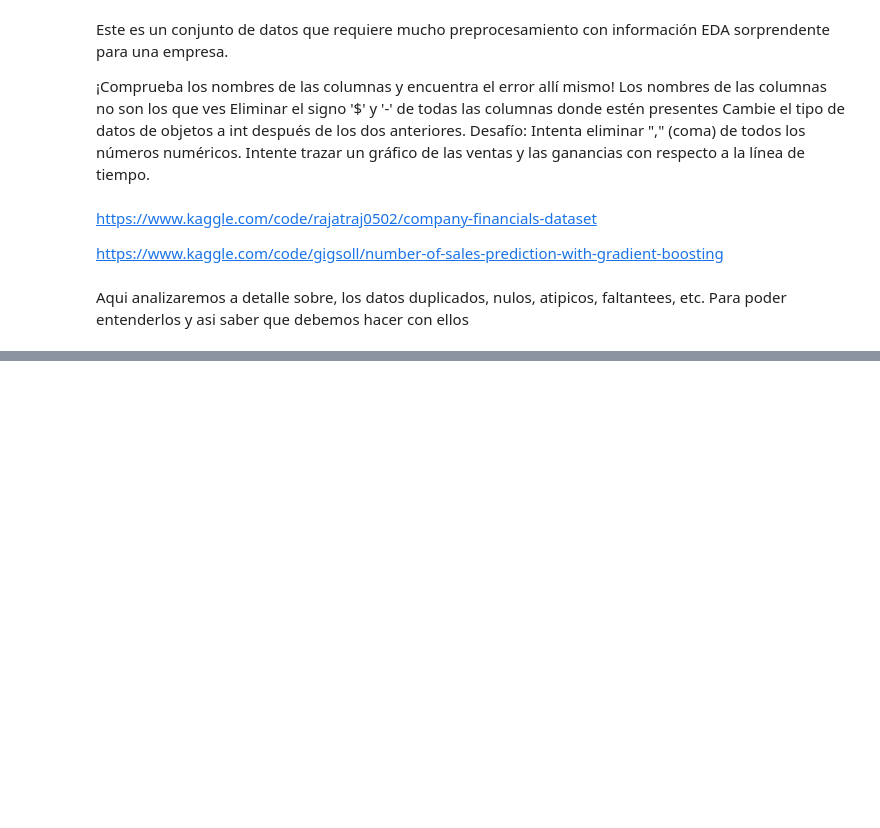
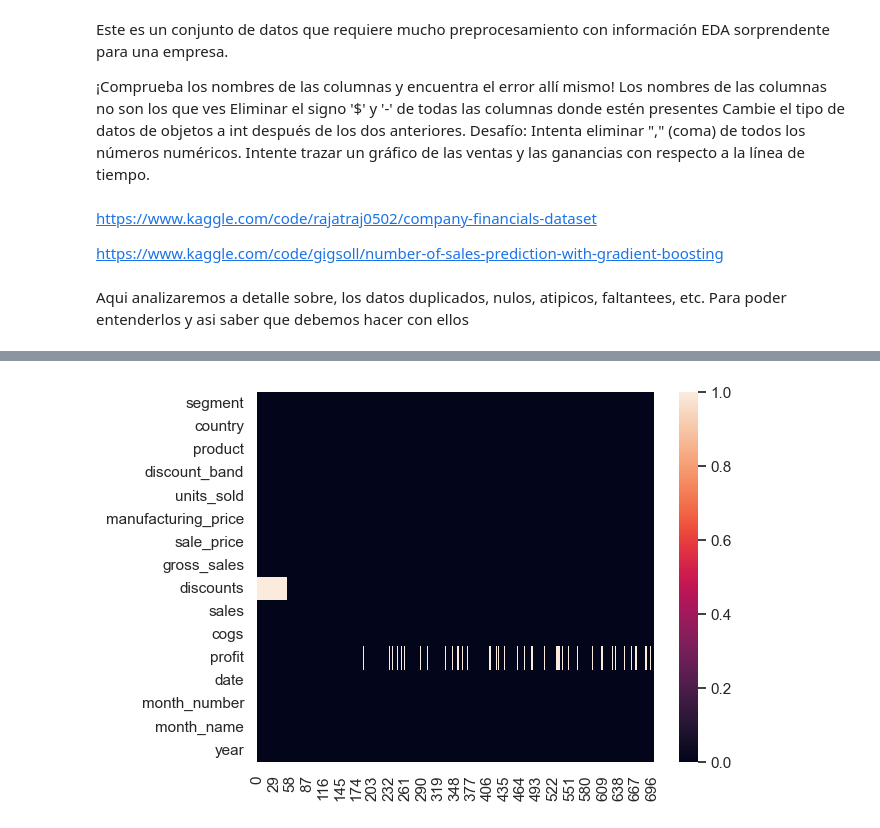
Before and after one commit to jluis-ml/Proyecto-Empresa-Finanzas, a Jupyter notebook: 1_Cleaning_Analitics.ipynb, the cells around one changed output, grey strips where cells are left out. Drawn from its saved outputs; the diff is of its cells as text; code cells hidden in the pictures; blank space fills up the shorter version.

```diff
--- a/1_Cleaning_Analitics.ipynb
+++ b/1_Cleaning_Analitics.ipynb
@@ -38,0 +224,5 @@ warnings.filterwarnings("ignore", category=DeprecationWarning)
+# %%
+data.isnull().transpose().pipe(lambda data: (sns.heatmap(data=data)))
+plt.show()
+# %% [output]
+[figure, added]
```
Also changed, not shown: parts of 40 cells of this notebook, 1 other file.
